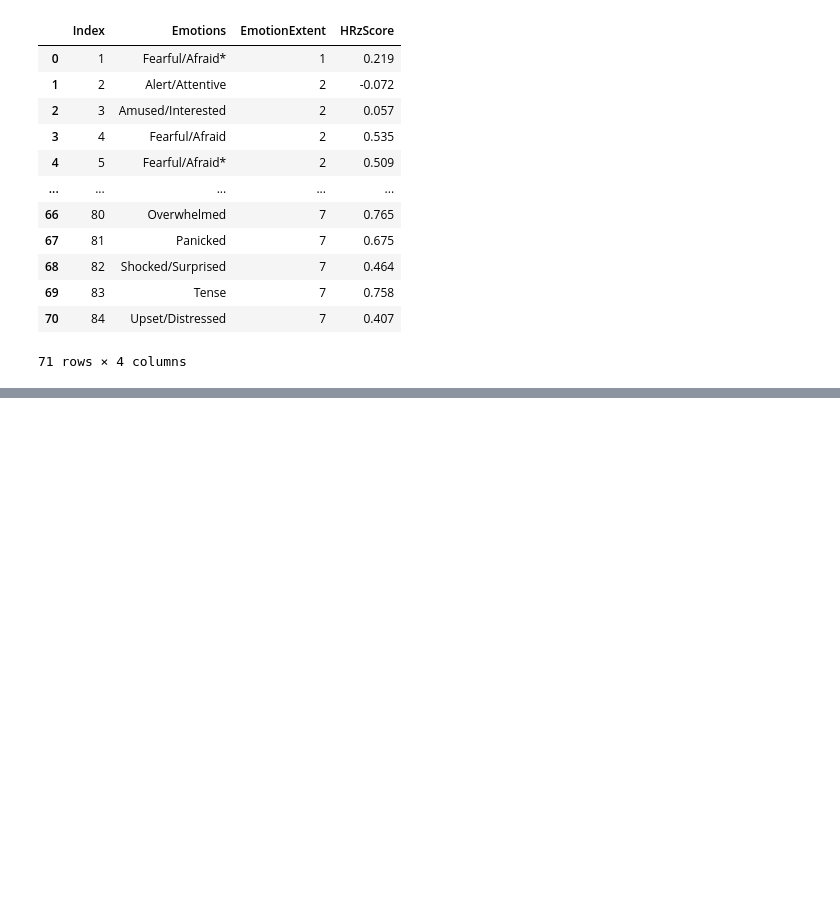
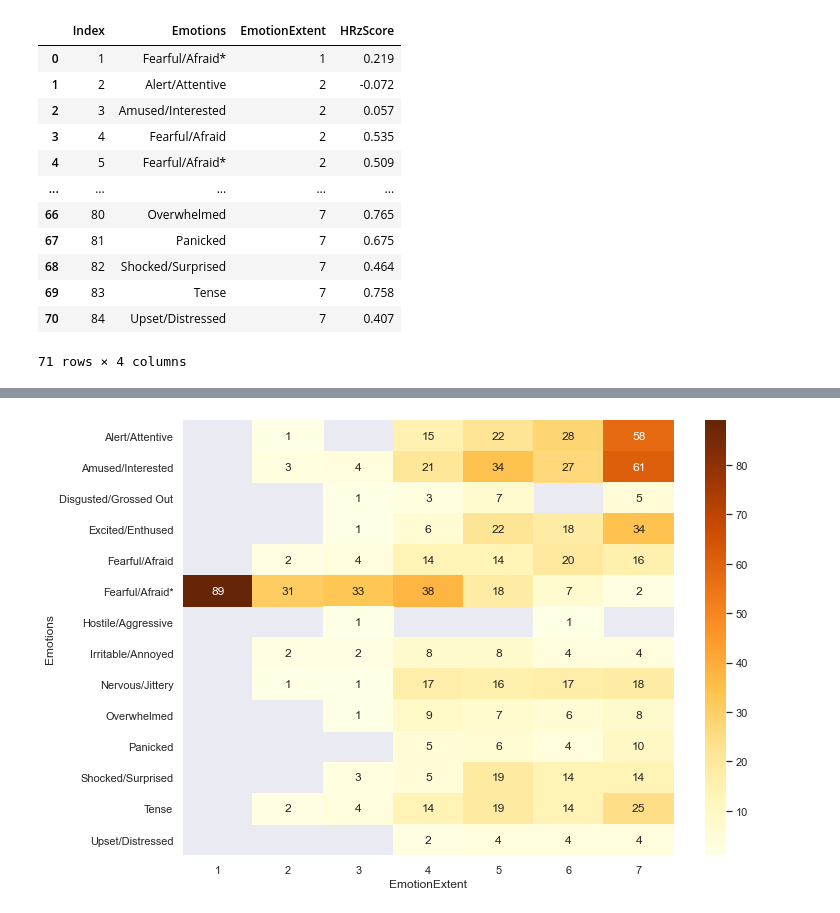
Before and after one commit to JoanneStasiak/JupyterNotebook, a Jupyter notebook: R Notebooks/FrightNight/FN-py.ipynb, the cells around one changed output, grey strips where cells are left out. Drawn from its saved outputs; the diff is of its cells as text; code cells hidden in the pictures; blank space fills up the shorter version.

```diff
--- a/R Notebooks/FrightNight/FN-py.ipynb
+++ b/R Notebooks/FrightNight/FN-py.ipynb
@@ -47,0 +61,3 @@ data
+# %%
+sns.set(rc={'figure.figsize':(11,8)})
+display=sns.heatmap(data1, annot=True, cmap="YlOrBr")
@@ -47,0 +192,12 @@ data
+# %%
+data2=pd.pivot_table(df2, values = "Count",index=["Emotions"], columns=["EmotionExtent"])
+# data2=data2.drop(['Other-disoriented', 'Other-Disinterest', 'Other - at ease'])
+data2.to_csv("pivotCount.csv")
+data2
+
+data3 = pd.pivot_table(df2, values = "Count",columns=["Emotions"], index=["EmotionExtent"])
+# %%
+sns.set(rc={'figure.figsize':(11,8)})
+display=sns.heatmap(data2, annot=True, cmap="YlOrBr")
+# %% [output]
+[figure, added]
```
Also changed, not shown: parts of 38 cells of this notebook, 5 other files.
